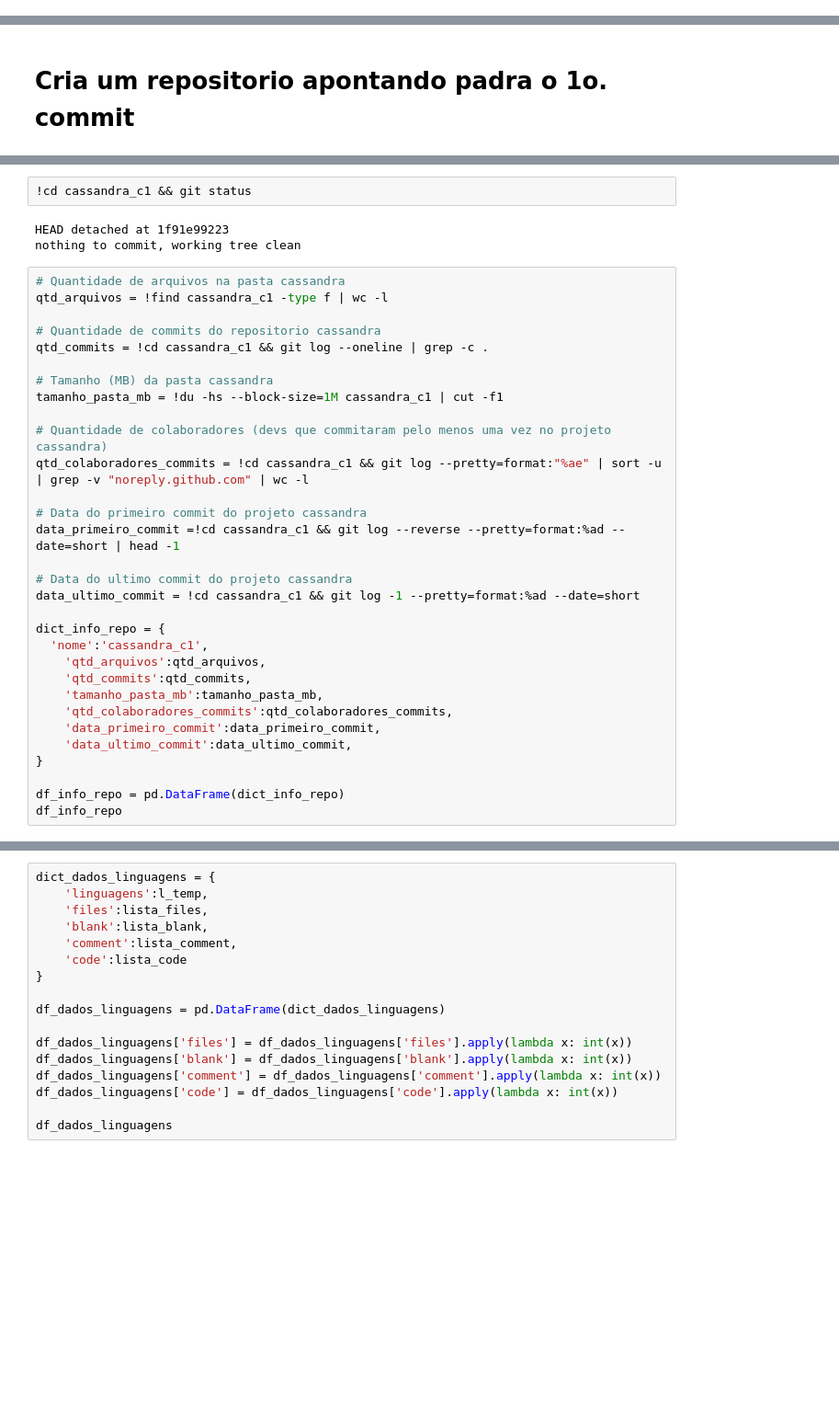
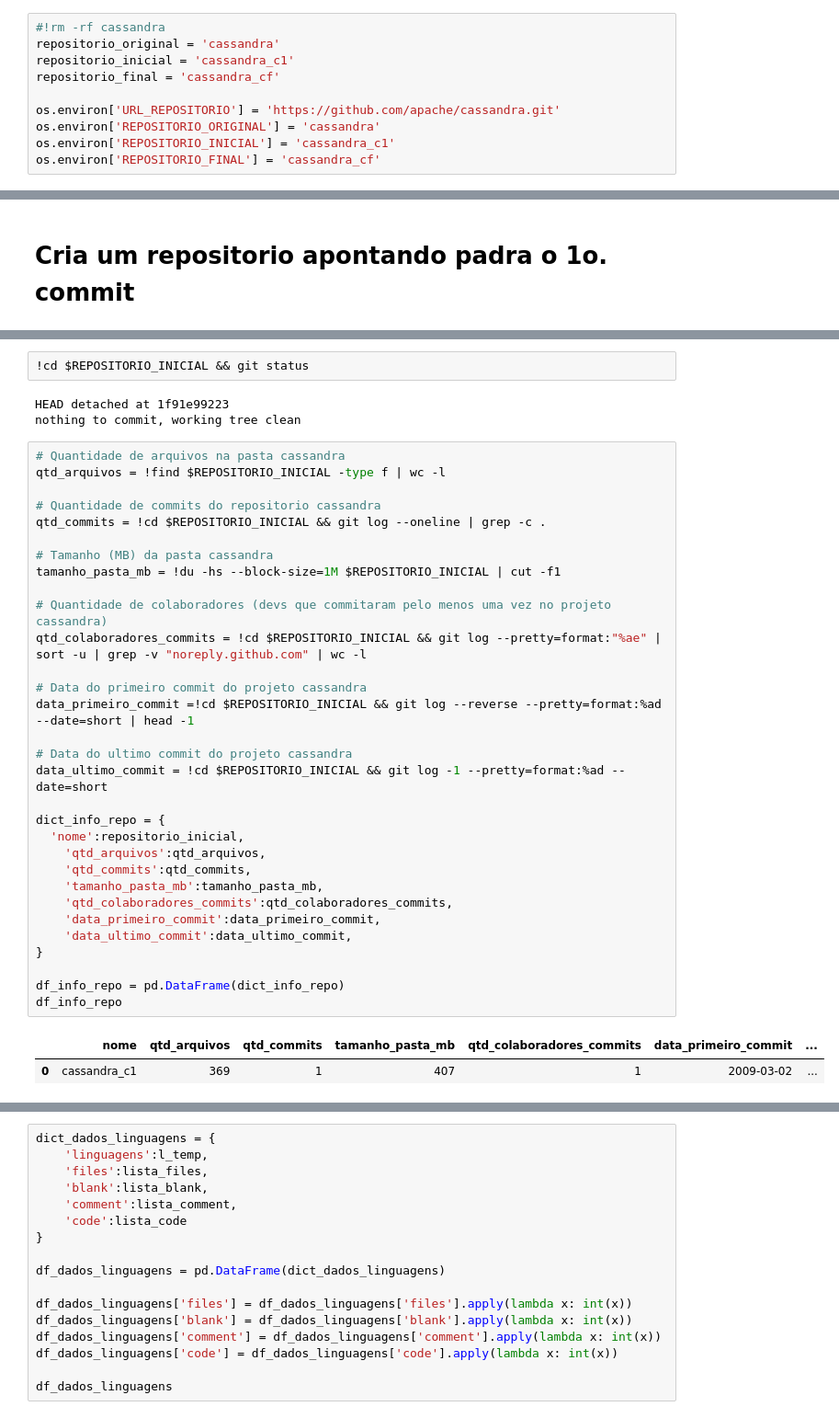
Before and after one commit to armandossrecife/teste, a Jupyter notebook: git_teste_cassandra.ipynb, the cells around one changed output, grey strips where cells are left out. Shown: that part at 92% size. Cells and saved outputs as stored; diff of their text form; blank space fills up the shorter version.

```diff
--- a/git_teste_cassandra.ipynb
+++ b/git_teste_cassandra.ipynb
@@ -9,3 +8,13 @@ import pandas as pd
+# %%
+#!rm -rf cassandra
+repositorio_original = 'cassandra'
+repositorio_inicial = 'cassandra_c1'
+repositorio_final = 'cassandra_cf'
+
+os.environ['URL_REPOSITORIO'] = 'https://github.com/apache/cassandra.git'
+os.environ['REPOSITORIO_ORIGINAL'] = 'cassandra'
+os.environ['REPOSITORIO_INICIAL'] = 'cassandra_c1'
+os.environ['REPOSITORIO_FINAL'] = 'cassandra_cf'
 # %%
 def checa_indice_language(relacao_linguagens):
   indice=-1
@@ -73,40 +76,43 @@ Turn off this advice by setting config variable advice.detachedHead to false
 
 HEAD is now at 1f91e99223 git-svn-id: https://svn.apache.org/repos/asf/incubator/cassandra/trunk@749218 13f79535-47bb-0310-9956-ffa450edef68
 # %%
-!cd cassandra_c1 && git status
+!cd $REPOSITORIO_INICIAL && git status
 # %% [output]
 HEAD detached at 1f91e99223
 nothing to commit, working tree clean
 # %%
 # Quantidade de arquivos na pasta cassandra
-qtd_arquivos = !find cassandra_c1 -type f | wc -l
+qtd_arquivos = !find $REPOSITORIO_INICIAL -type f | wc -l
 
 # Quantidade de commits do repositorio cassandra
-qtd_commits = !cd cassandra_c1 && git log --oneline | grep -c .
+qtd_commits = !cd $REPOSITORIO_INICIAL && git log --oneline | grep -c .
 
 # Tamanho (MB) da pasta cassandra
-tamanho_pasta_mb = !du -hs --block-size=1M cassandra_c1 | cut -f1
+tamanho_pasta_mb = !du -hs --block-size=1M $REPOSITORIO_INICIAL | cut -f1
 
 # Quantidade de colaboradores (devs que commitaram pelo menos uma vez no projeto cassandra)
-qtd_colaboradores_commits = !cd cassandra_c1 && git log --pretty=format:"%ae" | sort -u | grep -v "noreply.github.com" | wc -l
+qtd_colaboradores_commits = !cd $REPOSITORIO_INICIAL && git log --pretty=format:"%ae" | sort -u | grep -v "noreply.github.com" | wc -l
 
 # Data do primeiro commit do projeto cassandra
-data_primeiro_commit =!cd cassandra_c1 && git log --reverse --pretty=format:%ad --date=short | head -1
+data_primeiro_commit =!cd $REPOSITORIO_INICIAL && git log --reverse --pretty=format:%ad --date=short | head -1
 
 # Data do ultimo commit do projeto cassandra
-data_ultimo_commit = !cd cassandra_c1 && git log -1 --pretty=format:%ad --date=short
+data_ultimo_commit = !cd $REPOSITORIO_INICIAL && git log -1 --pretty=format:%ad --date=short
 
 dict_info_repo = {
-  'nome':'cassandra_c1',
+  'nome':repositorio_inicial,
 	'qtd_arquivos':qtd_arquivos,
 	'qtd_commits':qtd_commits,
 	'tamanho_pasta_mb':tamanho_pasta_mb,
 	'qtd_colaboradores_commits':qtd_colaboradores_commits,
 	'data_primeiro_commit':data_primeiro_commit,
 	'data_ultimo_commit':data_ultimo_commit,
 }
 
 df_info_repo = pd.DataFrame(dict_info_repo)
 df_info_repo
+# %% [output]
+|  | nome | qtd_arquivos | qtd_commits | tamanho_pasta_mb | qtd_colaboradores_commits | data_primeiro_commit | ... |
+| 0 | cassandra_c1 | 369 | 1 | 407 | 1 | 2009-03-02 | ... |
 # %%
 # Detalha os tipos de arquivos que aparecem no repositório do cassandra
```
Also changed, not shown: parts of 13 cells of this notebook.
